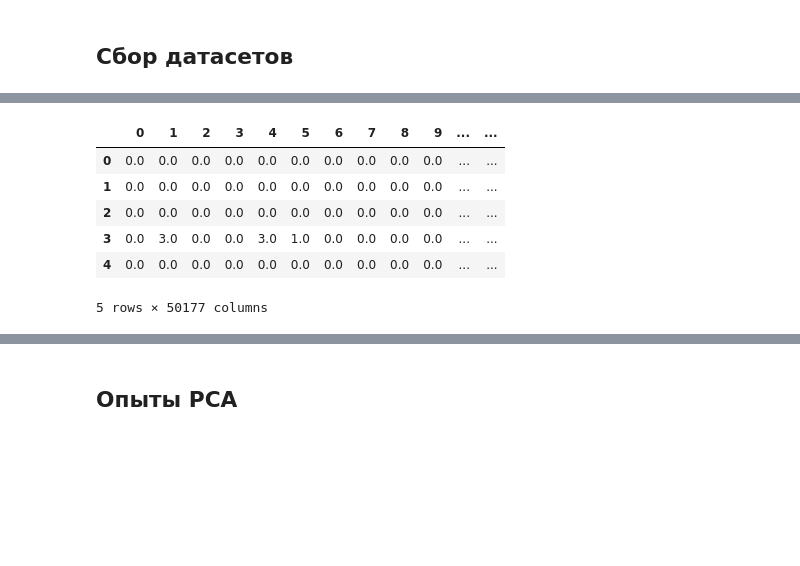
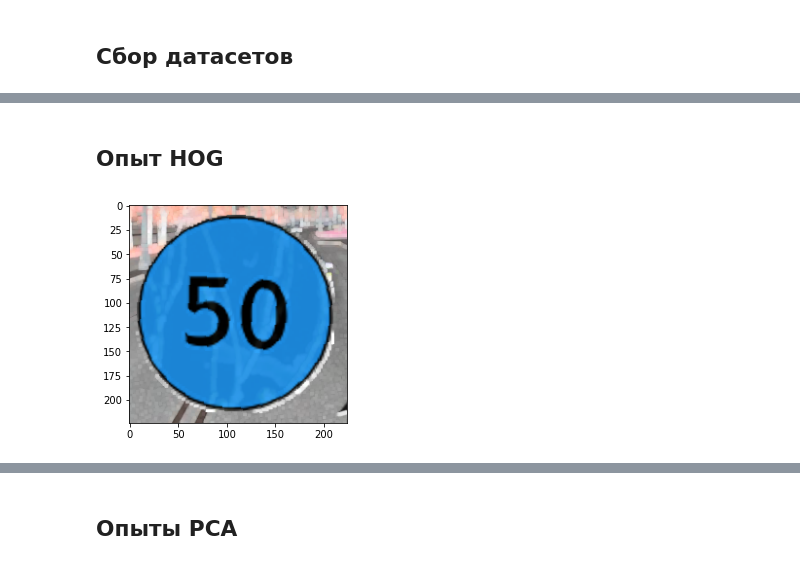
Before and after one commit to SergeyKulakin/ClassifierOfSigns, a Jupyter notebook: Signs_nik.ipynb, the cells around one changed output, grey strips where cells are left out. Drawn from its saved outputs; the diff is of its cells as text; code cells hidden in the pictures; blank space fills up the shorter version.

```diff
--- a/Signs_nik.ipynb
+++ b/Signs_nik.ipynb
@@ -97,10 +127,0 @@ df_2 = pd.read_csv('C:/Users/nicol/Python/ВШЭ/НИС/df_2.csv', index_col = 0
-# %%
-df_0.head()
-# %% [output]
-|  | 0 | 1 | 2 | 3 | 4 | 5 | 6 | 7 | 8 | 9 | ... | ... |
-| 0 | 0.0 | 0.0 | 0.0 | 0.0 | 0.0 | 0.0 | 0.0 | 0.0 | 0.0 | 0.0 | ... | ... |
-| 1 | 0.0 | 0.0 | 0.0 | 0.0 | 0.0 | 0.0 | 0.0 | 0.0 | 0.0 | 0.0 | ... | ... |
-| 2 | 0.0 | 0.0 | 0.0 | 0.0 | 0.0 | 0.0 | 0.0 | 0.0 | 0.0 | 0.0 | ... | ... |
-| 3 | 0.0 | 3.0 | 0.0 | 0.0 | 3.0 | 1.0 | 0.0 | 0.0 | 0.0 | 0.0 | ... | ... |
-| 4 | 0.0 | 0.0 | 0.0 | 0.0 | 0.0 | 0.0 | 0.0 | 0.0 | 0.0 | 0.0 | ... | ... |
-5 rows × 50177 columns
@@ -106,0 +142,2 @@ df_0.head()
+# %% [markdown]
+## Опыт HOG
@@ -106,0 +147,9 @@ df_0.head()
+# %%
+photo_pth = '/content/4/4_1000.png'
+
+img = 255 - cv2.imread(photo_pth, cv2.COLOR_BGR2RGB)
+# %%
+plt.imshow(img)
+plt.show()
+# %% [output]
+[figure, added]
```
Also changed, not shown: parts of 49 cells of this notebook.
